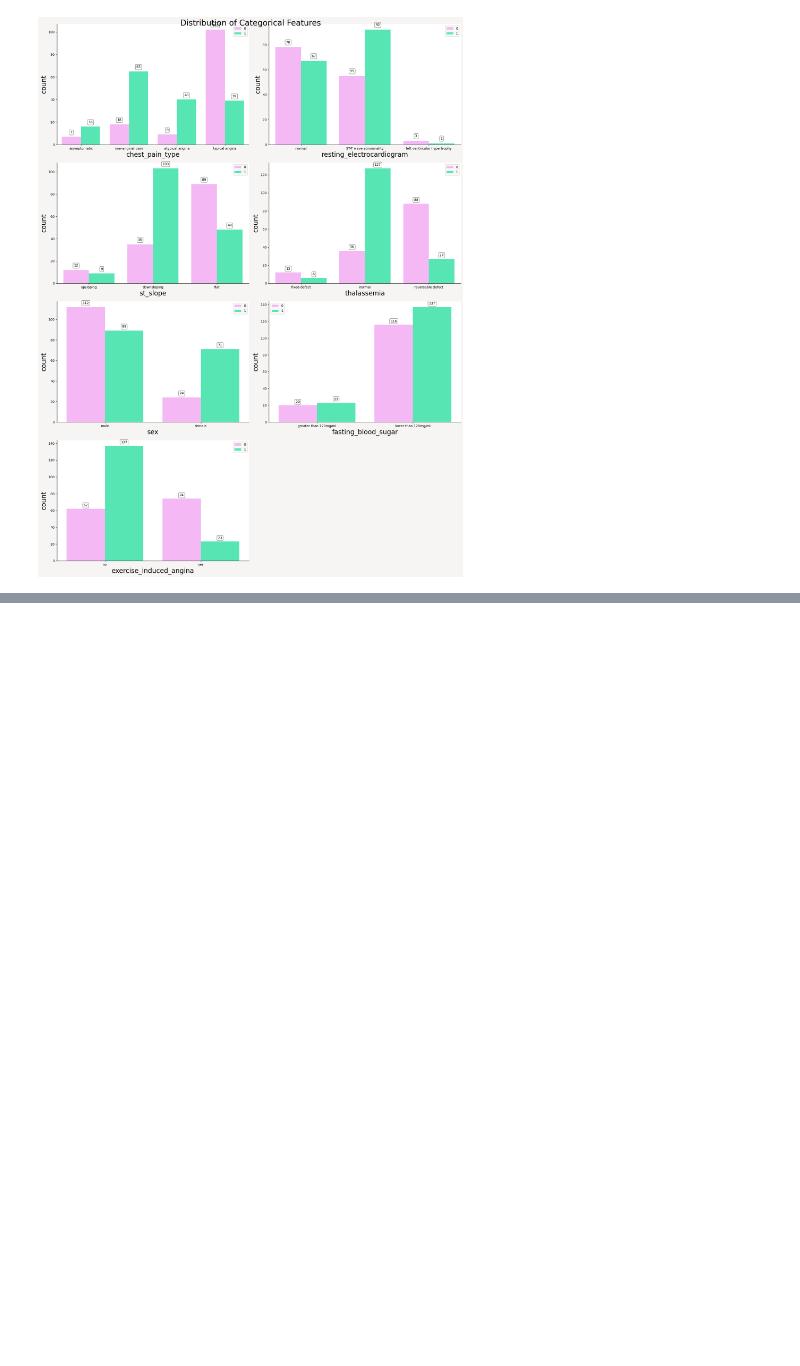
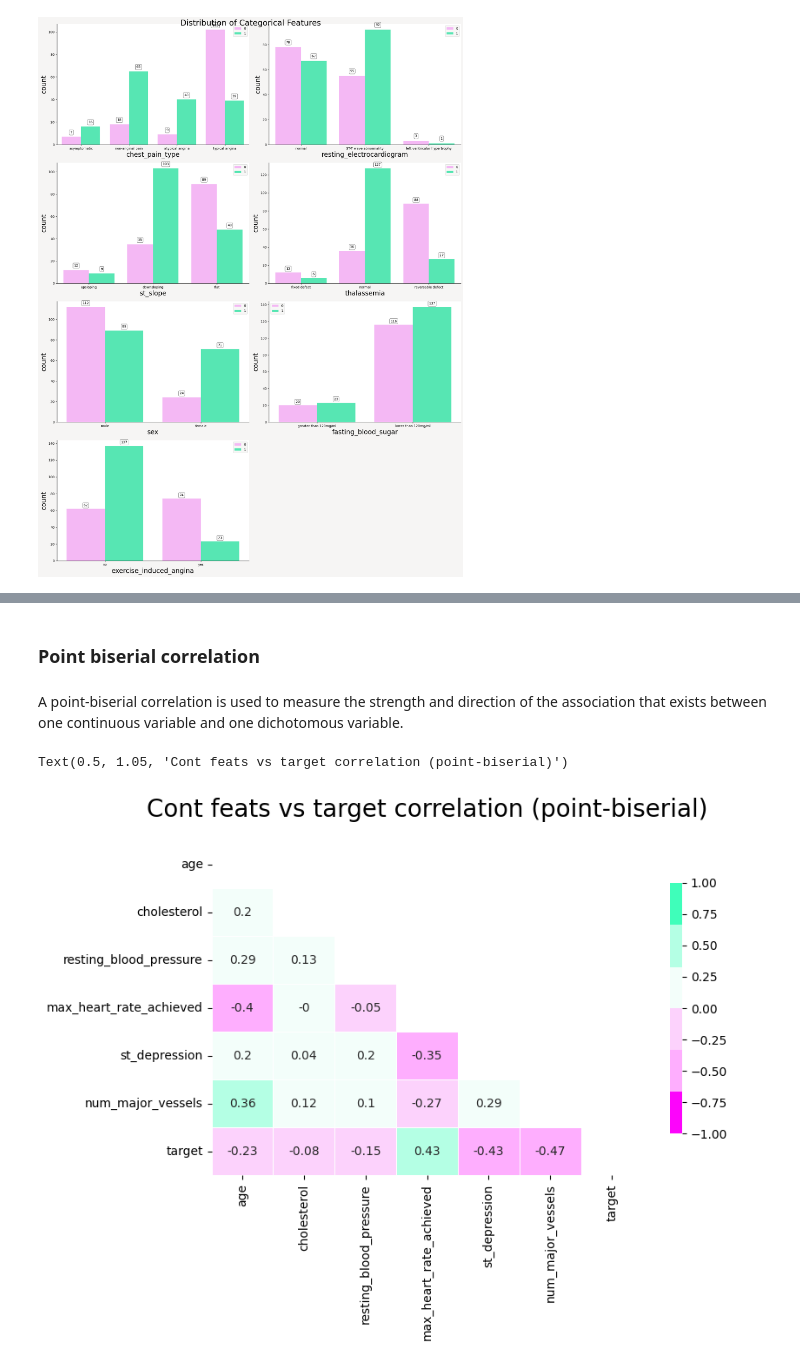
Before and after one commit to siyuat-ui/Heart-Disease-EDA, a Jupyter notebook: src/analysis/EDA.ipynb, the cells around one changed output, grey strips where cells are left out. Cells and saved outputs as stored; diff of their text form; code cells hidden in the pictures; blank space fills up the shorter version.

```diff
--- a/src/analysis/EDA.ipynb
+++ b/src/analysis/EDA.ipynb
@@ -228,0 +298,33 @@ count_plot(data, cat_feats[0:-1])
+# %% [markdown]
+### Point biserial correlation
+# %% [markdown]
+A point-biserial correlation is used to measure the strength and direction of the association that exists between one continuous variable and one dichotomous variable.
+# %%
+feats_ = ['age', 'cholesterol', 'resting_blood_pressure', 'max_heart_rate_achieved', 'st_depression', 'num_major_vessels', 'target']
+
+def point_biserial(x, y):
+    pb = stats.pointbiserialr(x, y)
+    return pb[0]
+
+rows= []
+for x in feats_:
+    col = []
+    for y in feats_ :
+        pbs =point_biserial(data[x], data[y])
+        col.append(round(pbs,2))
+    rows.append(col)
+
+pbs_results = np.array(rows)
+DF = pd.DataFrame(pbs_results, columns = data[feats_].columns, index =data[feats_].columns)
+
+mask = np.triu(np.ones_like(DF, dtype=bool))
+corr = DF.mask(mask)
+
+f, ax = plt.subplots(figsize=(8, 5), facecolor=None)
+cmap = sns.color_palette(mypal, as_cmap=True)
+sns.heatmap(corr, mask=mask, cmap=cmap, vmax=1.0, vmin=-1, center=0, annot=True,
+            square=False, linewidths=.5, cbar_kws={"shrink": 0.75})
+ax.set_title("Cont feats vs target correlation (point-biserial)", fontsize=20, y= 1.05)
+# %% [output]
+Text(0.5, 1.05, 'Cont feats vs target correlation (point-biserial)')
+[figure, added]
```
Also changed, not shown: parts of 12 cells of this notebook, 2 other files.
